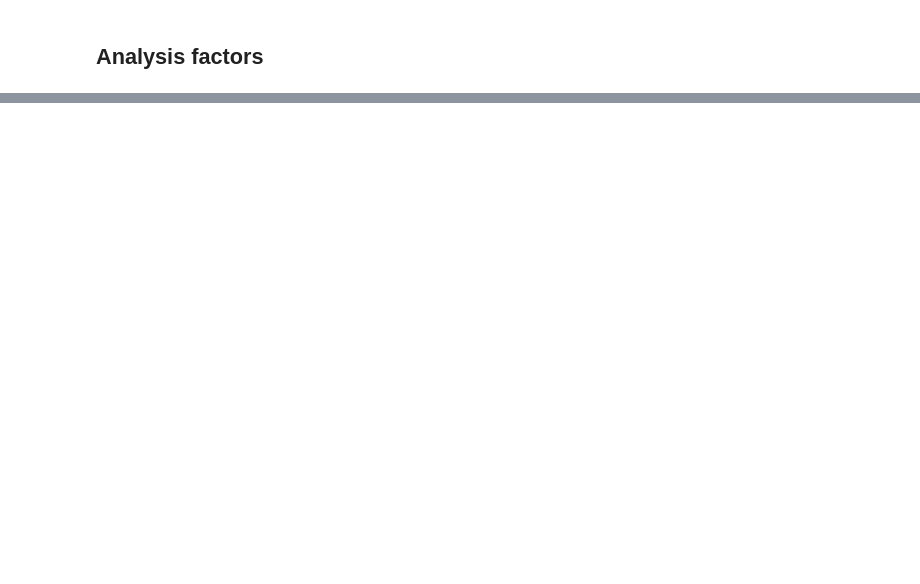
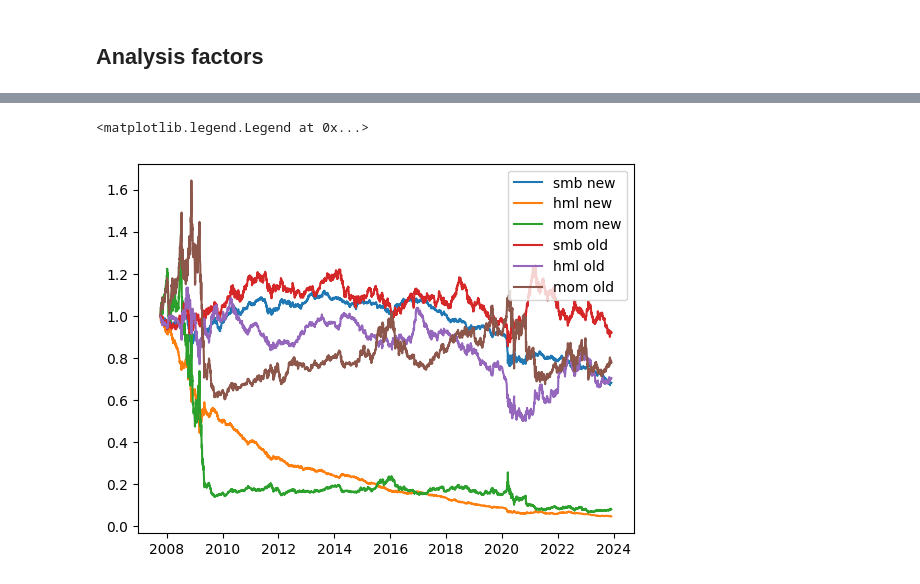
Before and after one commit to fcelya/long-short-pnl-drivers, a Jupyter notebook: factor_creation.ipynb, the cells around one changed output, grey strips where cells are left out. Drawn from its saved outputs; the diff is of its cells as text; code cells hidden in the pictures; blank space fills up the shorter version.

```diff
--- a/factor_creation.ipynb
+++ b/factor_creation.ipynb
@@ -192,0 +304,11 @@ sns.heatmap(df_factors.corr(),annot=True)
+# %%
+plt.plot(all_factors.index,(all_factors['smb_x']+1).cumprod())
+plt.plot(all_factors.index,(all_factors['hml_x']+1).cumprod())
+plt.plot(all_factors.index,(all_factors['mom_x']+1).cumprod())
+plt.plot(all_factors.index,(all_factors['smb_y']+1).cumprod())
+plt.plot(all_factors.index,(all_factors['hml_y']+1).cumprod())
+plt.plot(all_factors.index,(all_factors['mom_y']+1).cumprod())
+plt.legend(['smb new','hml new','mom new','smb old','hml old','mom old'])
+# %% [output]
+<matplotlib.legend.Legend at 0x...>
+[figure, added]
```
Also changed, not shown: parts of 12 cells of this notebook.
